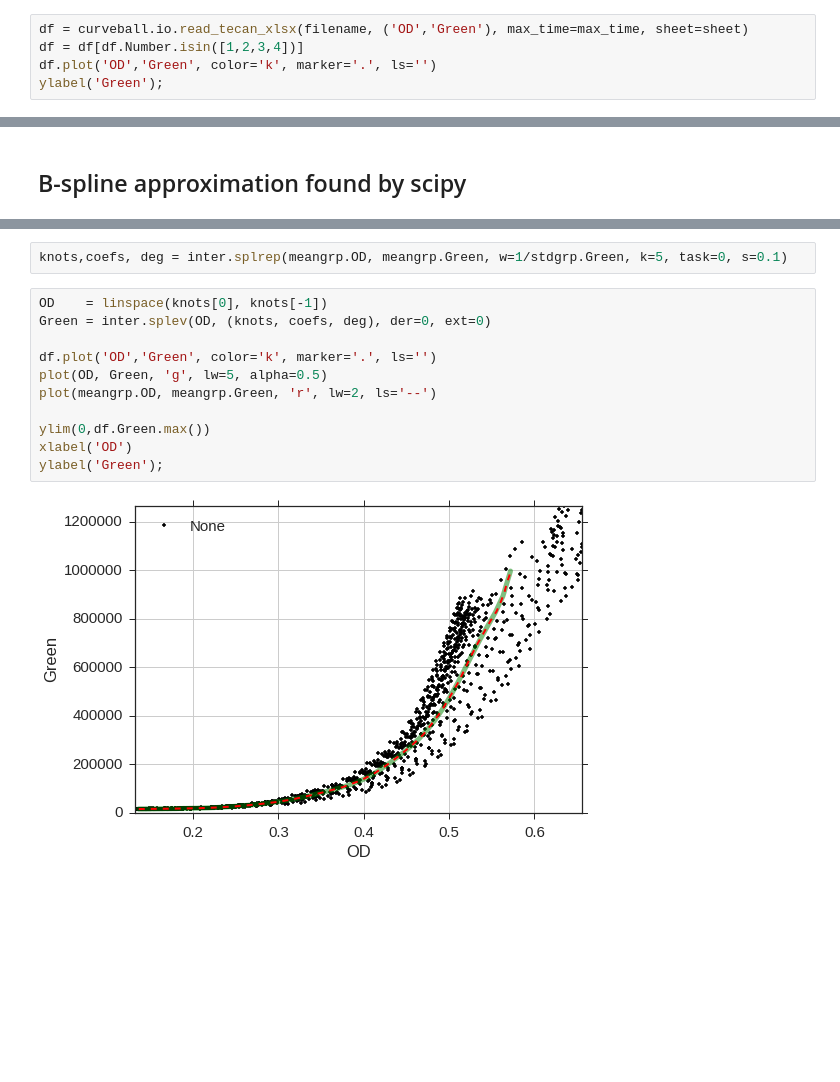
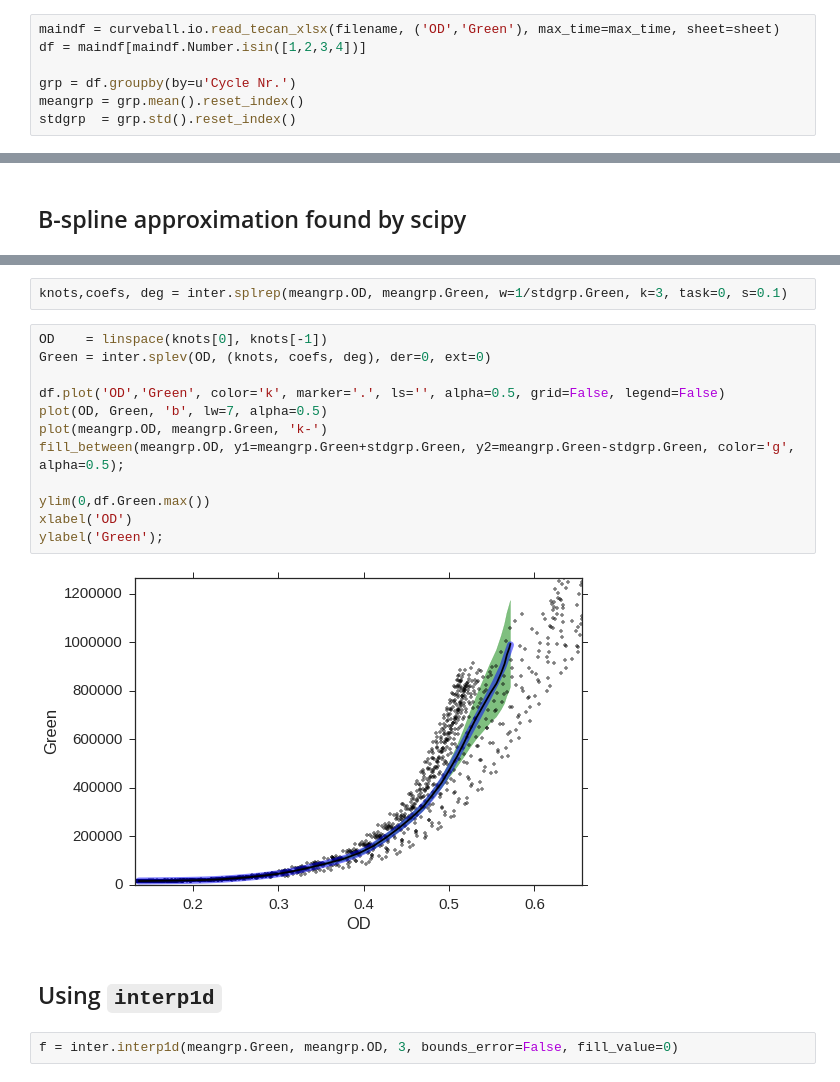
Before and after one commit to yoavram/curveball, a Jupyter notebook: notebooks/B-spline interpolation.ipynb, the cells around one changed output, grey strips where cells are left out. Cells and saved outputs as stored; diff of their text form; blank space fills up the shorter version.

```diff
--- a/notebooks/B-spline interpolation.ipynb
+++ b/notebooks/B-spline interpolation.ipynb
@@ -14,7 +14,9 @@ filename = "/home/yoavram/Google Drive/ex silico/tecan/Yoav_08022015_nolag.xlsx"
 max_time = 10
 sheet    = None
 # %%
-df = curveball.io.read_tecan_xlsx(filename, ('OD','Green'), max_time=max_time, sheet=sheet)
-df = df[df.Number.isin([1,2,3,4])]
-df.plot('OD','Green', color='k', marker='.', ls='')
-ylabel('Green');
+maindf = curveball.io.read_tecan_xlsx(filename, ('OD','Green'), max_time=max_time, sheet=sheet)
+df = maindf[maindf.Number.isin([1,2,3,4])]
+
+grp = df.groupby(by=u'Cycle Nr.')
+meangrp = grp.mean().reset_index()
+stdgrp  = grp.std().reset_index()
@@ -53,15 +55,20 @@ errorbar(meangrp.OD, meangrp.Green, yerr=stdgrp.Green);
 # %%
-knots,coefs, deg = inter.splrep(meangrp.OD, meangrp.Green, w=1/stdgrp.Green, k=5, task=0, s=0.1)
+knots,coefs, deg = inter.splrep(meangrp.OD, meangrp.Green, w=1/stdgrp.Green, k=3, task=0, s=0.1)
 # %%
 OD    = linspace(knots[0], knots[-1])
 Green = inter.splev(OD, (knots, coefs, deg), der=0, ext=0)
 
-df.plot('OD','Green', color='k', marker='.', ls='')
-plot(OD, Green, 'g', lw=5, alpha=0.5)
-plot(meangrp.OD, meangrp.Green, 'r', lw=2, ls='--')
+df.plot('OD','Green', color='k', marker='.', ls='', alpha=0.5, grid=False, legend=False)
+plot(OD, Green, 'b', lw=7, alpha=0.5)
+plot(meangrp.OD, meangrp.Green, 'k-')
+fill_between(meangrp.OD, y1=meangrp.Green+stdgrp.Green, y2=meangrp.Green-stdgrp.Green, color='g', alpha=0.5);
 
 ylim(0,df.Green.max())
 xlabel('OD')
 ylabel('Green');
 # %% [output]
-[figure, old version]
+[figure, new version]
+# %% [markdown]
+## Using `interp1d`
+# %%
+f = inter.interp1d(meangrp.Green, meangrp.OD, 3, bounds_error=False, fill_value=0)
```
Also changed, not shown: parts of 16 cells of this notebook.
